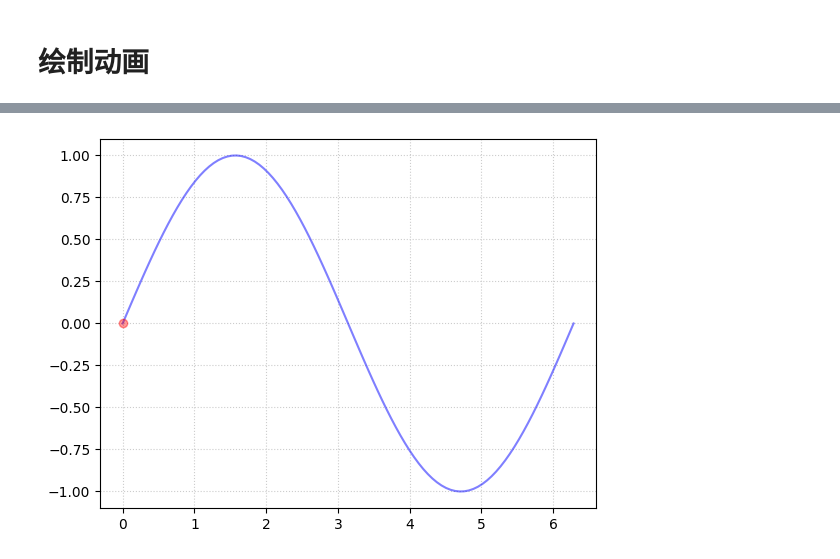
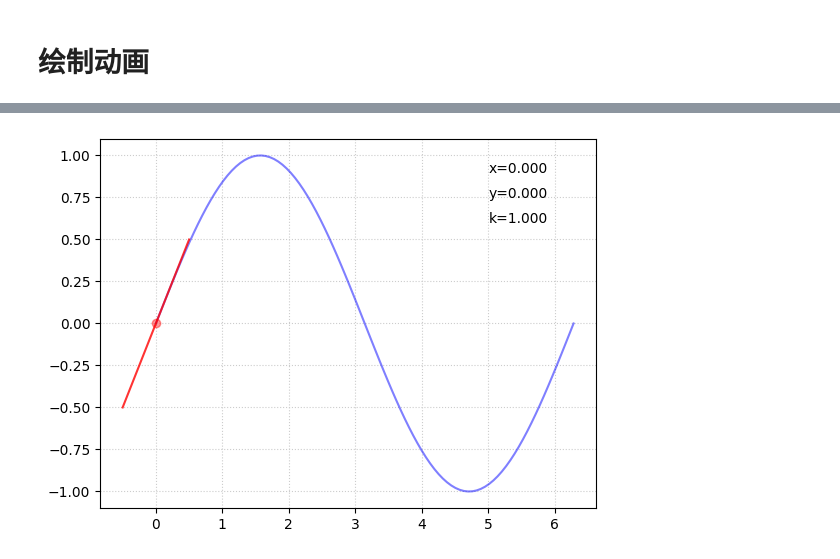
Before and after one commit to alvin-qh/study-python, a Jupyter notebook: algorithms/matplotlib/notebook/animation/animation.ipynb, the cells around one changed output, grey strips where cells are left out. Drawn from its saved outputs; the diff is of its cells as text; code cells hidden in the pictures.

```diff
--- a/algorithms/matplotlib/notebook/animation/animation.ipynb
+++ b/algorithms/matplotlib/notebook/animation/animation.ipynb
@@ -8,53 +62,12 @@
 from typing import Iterable
 
 import matplotlib.pyplot as plt
-import numpy as np
 
 from matplotlib.animation import FuncAnimation
 from matplotlib.artist import Artist
 
-
-def calculate_slope(x_: float) -> float:
-    """计算斜率
-
-    已知直线上的两个点 `(x1, y1), (x2, y2)`, 则斜率 `k = (y2 - y1) / (x2 - x1)`
-
-    Args:
-        `x_` (`float`): x 轴坐标值
-
-    Returns:
-        `float`: 斜率值
-    """
-    x1: float = x_ + 0.05
-    y1: float = np.sin(x1)
-
-    x2: float = x_ - 0.05
-    y2: float = np.sin(x2)
-    return (y2 - y1) / (x2 - x1)
-
-
-def calculate_tangent_line(
-    x_: float,
-    y_: float,
-    k_: float,
-) -> tuple[np.ndarray[tuple[int, ...], any], np.ndarray[tuple[int, ...], any]]:
-    """已知斜率, 计算指定坐标点的切线
-
-    Args:
-        `x_` (`float`): _description_
-        `y_` (`float`): _description_
-        `k_` (`float`): _description_
-
-    Returns:
-        Tuple[ndarray, ndarray]: _description_
-    """
-    # 将 x 坐标点 1 个单位分割为 100 份
-    xs = np.linspace(x_ - 0.5, x_ + 0.5, 100)
-    # 通过斜率计算切线在 y 轴的坐标
-    # 通过 x 坐标的变化量计算 y 坐标的变化量, 从而计算 y 坐标值
-    ys = y_ + k_ * (xs - x_)
-    return xs, ys
-
+# 用于在 jupyter notebook 中显示动画预设命令, 可以为 %matplotlib inline, %matplotlib notebook, %matplotlib widget
+%matplotlib inline
 
 # 初始化画布
 fig = plt.figure()
@@ -65,8 +78,11 @@ plt.grid(
     color="#ccc",  # 网格颜色
 )
 
-x = np.linspace(0, 2 * np.pi, 100)  # 计算 2pi 弧度内 100 个 x 轴坐标
-y = np.sin(x)  # 计算对应的 y 轴坐标
+# 计算 2pi 弧度内 100 个 x 轴坐标
+x = np.linspace(0, 2 * np.pi, 100)
+
+# 计算对应的 y 轴坐标
+y = np.sin(x)
 
 # 绘制正弦曲线
 plt.plot(x, y, "b", alpha=0.5)
@@ -80,34 +96,56 @@ k_text = plt.text(5, 0.6, "", fontsize=10)
 (point,) = plt.plot(0, 0, "r", alpha=0.4, marker="o")
 
 
+k = calculate_slope(x[0])  # 计算斜率
+xs, ys = calculate_tangent_line(x[0], y[0], k)  # 计算切线
+
+# 绘制切线
+# plot 函数返回一个 Line2D 集合, 并获取第一个
+(tangent_line,) = plt.plot(xs, ys, c="r", alpha=0.8)
+
+
 def update(n: np.int64) -> Iterable[Artist]:
+    """更新动画帧函数
+
+    该函数会被不断被回调, 由该函数计算并修改每一帧各绘图元素的坐标, 并返回各绘图元素
+
+    Args:
+        `n` (`np.int64`): 帧数
+
+    Returns:
+        `Iterable[Artist]`: 绘图元素集合, 这些元素会被重新绘制, 以呈现动画效果
+    """
     # 计算切线坐标
     k = calculate_slope(x[n])  # 计算斜率
     xs, ys = calculate_tangent_line(x[n], y[n], k)  # 计算切线
 
     # 更新曲线上的切点坐标
     point.set_data((x[n],), (y[n],))
 
     # 更新切线的坐标
     tangent_line.set_data(xs, ys)
 
     # 更新坐标标识
     x_text.set_text(f"x={x[n]:.3f}")
     y_text.set_text(f"y={y[n]:.3f}")
     k_text.set_text(f"k={k:.3f}")
 
     return point, tangent_line, x_text, y_text, k_text
 
 
 # 设置动画
-_ = FuncAnimation(  # 这里必须要对变量赋值, 否则动画无法播放
+anim = FuncAnimation(  # 这里必须要对变量赋值, 否则动画无法播放
     fig=fig,
     func=update,
     frames=np.arange(0, 100),
     interval=100,
+    blit=True,
 )
+
+# 将动画保存为 gif 格式文件
+# anim.save("animation.gif", writer="pillow")
 
 # 显示绘图
 plt.show()
 # %% [output]
-[figure, old version]
+[figure, new version]
```
Also changed, not shown: parts of 4 cells of this notebook, 16 other files.
